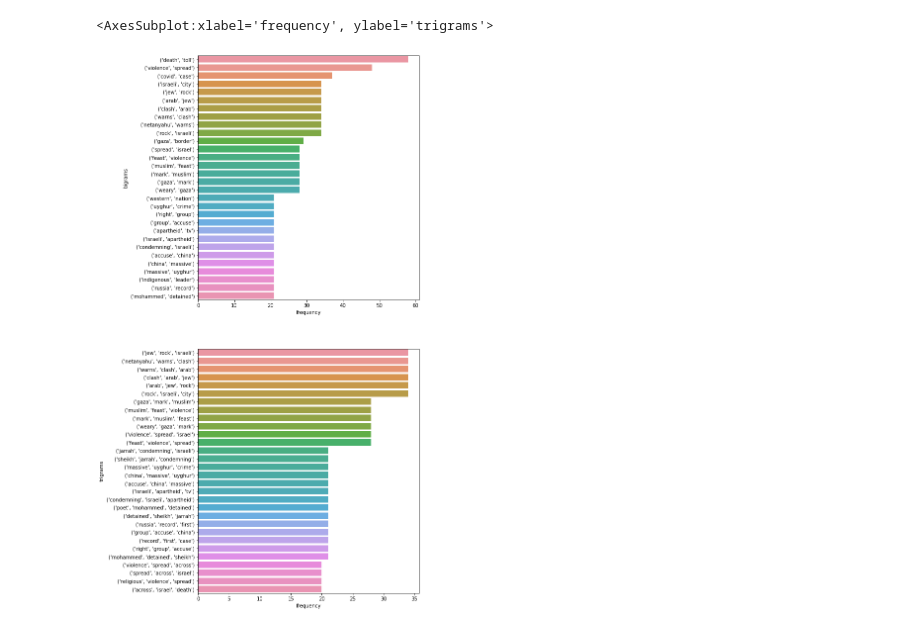
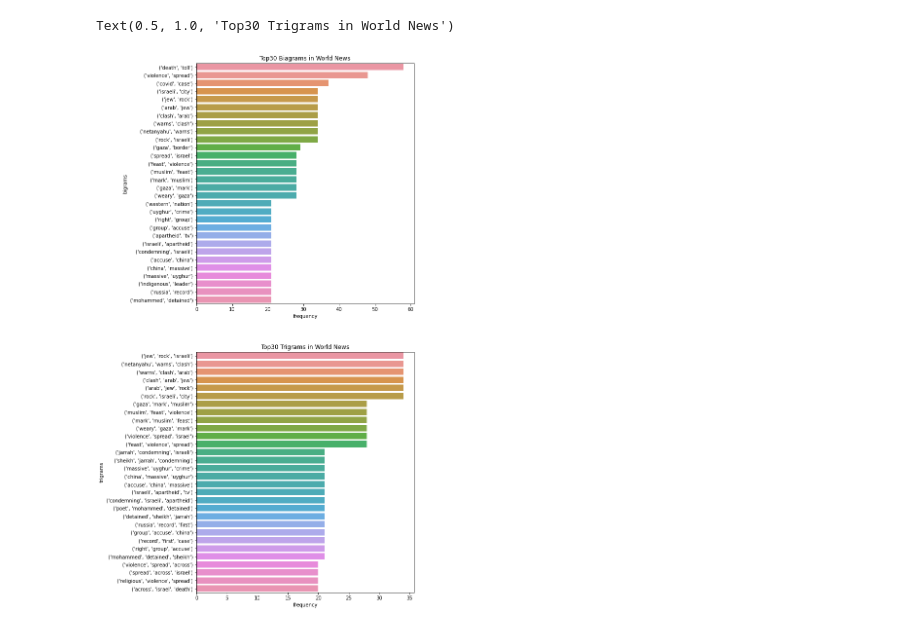
Before and after one commit to evan-dimartinis/447-Project, a Jupyter notebook: exploratory.ipynb, the cells around one changed output. Cells and saved outputs as stored; diff of their text form; code cells hidden in the pictures.

```diff
--- a/exploratory.ipynb
+++ b/exploratory.ipynb
@@ -96,8 +96,8 @@ def word_frequency(sentence):
 data2, data3 = word_frequency(World_df['title'])
 # %%
 fig, axes = plt.subplots(2, 1, figsize=(8,20))
-sns.barplot(ax=axes[0], x='frequency', y='bigrams', data=data2.head(30))
-sns.barplot(ax=axes[1], x='frequency', y='trigrams', data=data3.head(30))
+sns.barplot(ax=axes[0], x='frequency', y='bigrams', data=data2.head(30)).set_title("Top30 Biagrams in World News")
+sns.barplot(ax=axes[1], x='frequency', y='trigrams', data=data3.head(30)).set_title("Top30 Trigrams in World News")
 # %% [output]
-<AxesSubplot:xlabel='frequency', ylabel='trigrams'>
+Text(0.5, 1.0, 'Top30 Trigrams in World News')
-[figure, old version]
+[figure, new version]
```
Also changed, not shown: parts of 10 cells of this notebook, 1 other file.
